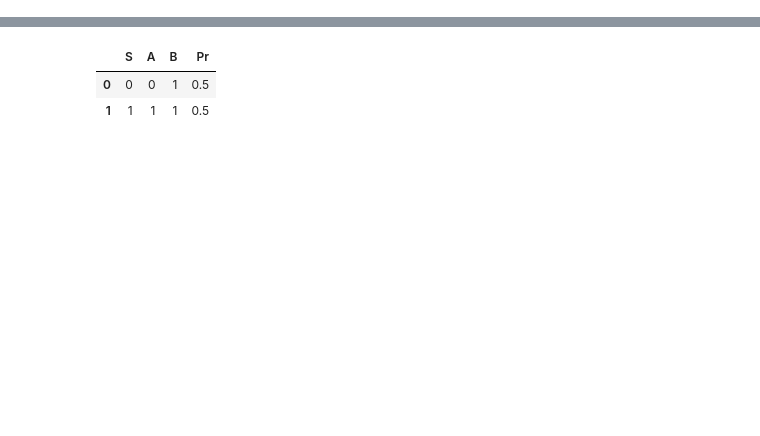
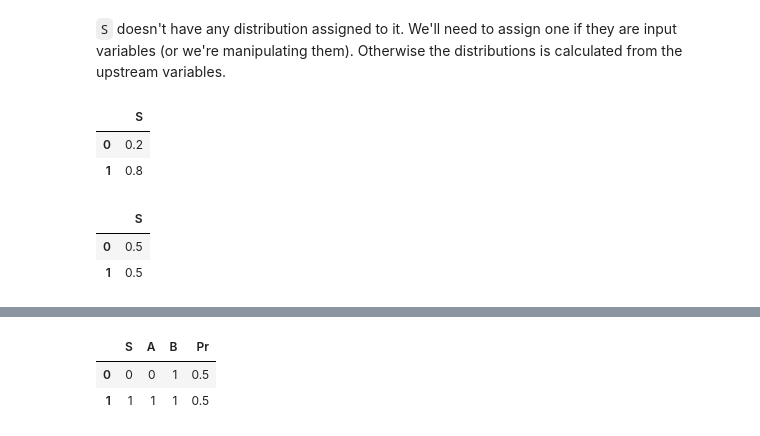
Before and after one commit to brettc/causalinfo, a Jupyter notebook: arnaud.ipynb, the cells around one changed output, grey strips where cells are left out. Saved outputs shown, nothing was run; the diff lists cells and outputs as text; code cells hidden in the pictures; blank space fills up the shorter version.

```diff
--- a/arnaud.ipynb
+++ b/arnaud.ipynb
@@ -18,0 +27,16 @@ def xnor(i1, i2, o):
+# %% [markdown]
+`S` doesn't have any distribution assigned to it. We'll need to assign one if they are input variables (or we're manipulating them). Otherwise the distributions is calculated from the upstream variables.
+# %%
+s.assign([.2, .8])
+s
+# %% [output]
+|  | S |
+| 0 | 0.2 |
+| 1 | 0.8 |
+# %%
+s.assign_uniform()
+s
+# %% [output]
+|  | S |
+| 0 | 0.5 |
+| 1 | 0.5 |
```
Also changed, not shown: parts of 32 cells of this notebook, 3 other files.
